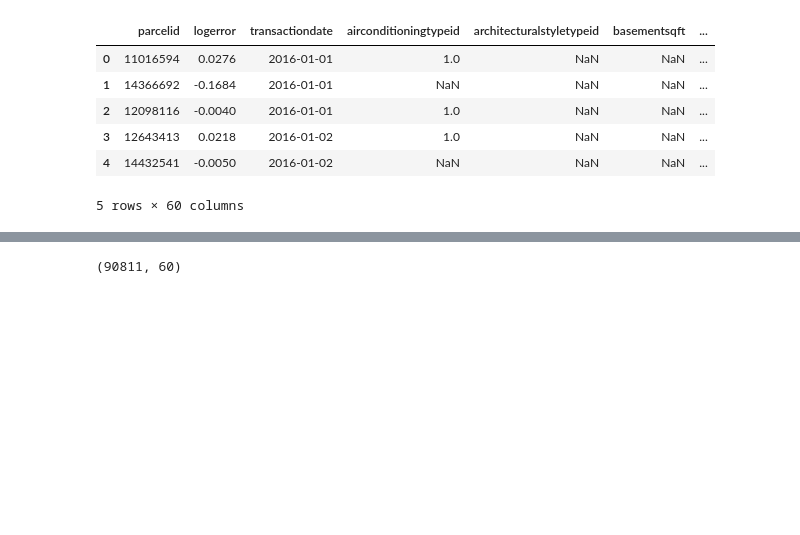
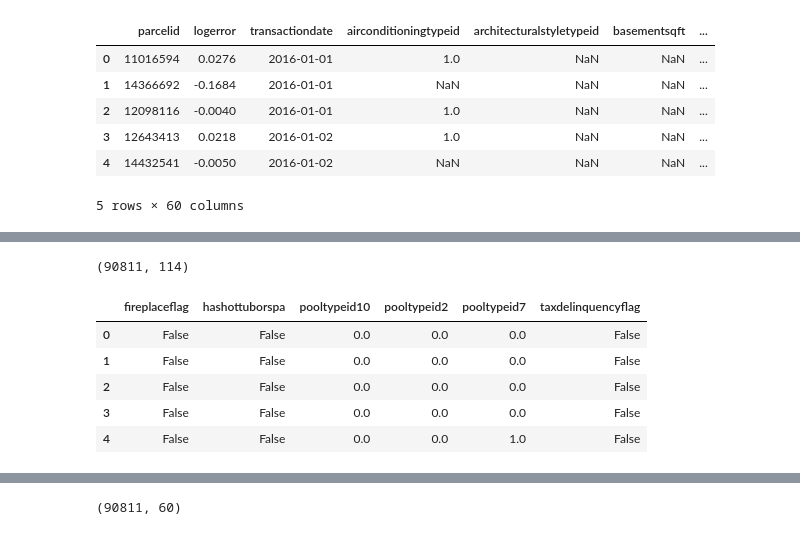
Before and after one commit to Rogue-Y/kaggle-zillow, a Jupyter notebook: Untitled.ipynb, the cells around one changed output, grey strips where cells are left out. Saved outputs shown, nothing was run; the diff lists cells and outputs as text; code cells hidden in the pictures; blank space fills up the shorter version.

```diff
--- a/Untitled.ipynb
+++ b/Untitled.ipynb
@@ -21,0 +79,14 @@ Loading data ...
+# %%
+X.shape
+# %% [output]
+(90811, 114)
+# %%
+bdf[['fireplaceflag', 'hashottuborspa', 'pooltypeid10',
+                'pooltypeid2', 'pooltypeid7', 'taxdelinquencyflag']].head()
+# %% [output]
+|  | fireplaceflag | hashottuborspa | pooltypeid10 | pooltypeid2 | pooltypeid7 | taxdelinquencyflag |
+| 0 | False | False | 0.0 | 0.0 | 0.0 | False |
+| 1 | False | False | 0.0 | 0.0 | 0.0 | False |
+| 2 | False | False | 0.0 | 0.0 | 0.0 | False |
+| 3 | False | False | 0.0 | 0.0 | 0.0 | False |
+| 4 | False | False | 0.0 | 0.0 | 1.0 | False |
```
Also changed, not shown: parts of 29 cells of this notebook, 4 other files.
